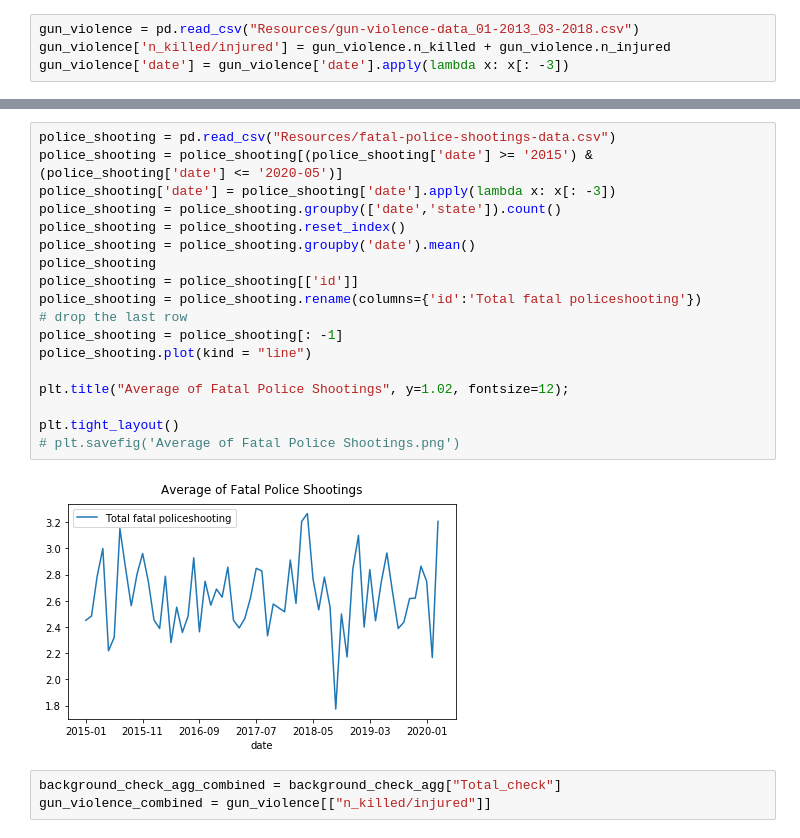
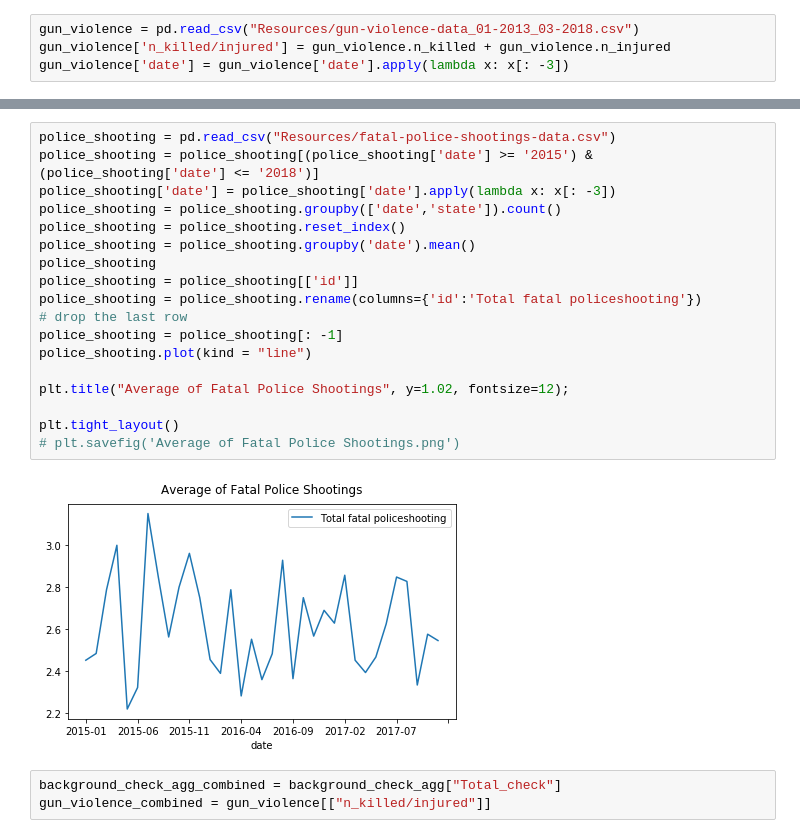
Before and after one commit to sasithwij/project1, a Jupyter notebook: gun.ipynb, the cells around one changed output, grey strips where cells are left out. Drawn from its saved outputs; the diff is of its cells as text.

```diff
--- a/gun.ipynb
+++ b/gun.ipynb
@@ -50,23 +54,23 @@ plt.tight_layout()
 # %%
 police_shooting = pd.read_csv("Resources/fatal-police-shootings-data.csv")
-police_shooting = police_shooting[(police_shooting['date'] >= '2015') & (police_shooting['date'] <= '2020-05')]
+police_shooting = police_shooting[(police_shooting['date'] >= '2015') & (police_shooting['date'] <= '2018')]
 police_shooting['date'] = police_shooting['date'].apply(lambda x: x[: -3])
 police_shooting = police_shooting.groupby(['date','state']).count()
 police_shooting = police_shooting.reset_index()
 police_shooting = police_shooting.groupby('date').mean()
 police_shooting
 police_shooting = police_shooting[['id']]
 police_shooting = police_shooting.rename(columns={'id':'Total fatal policeshooting'})
 # drop the last row
 police_shooting = police_shooting[: -1]
 police_shooting.plot(kind = "line")
 
 plt.title("Average of Fatal Police Shootings", y=1.02, fontsize=12);
 
 plt.tight_layout()
 # plt.savefig('Average of Fatal Police Shootings.png')
 # %% [output]
-[figure, old version]
+[figure, new version]
 # %%
 background_check_agg_combined = background_check_agg["Total_check"]
 gun_violence_combined = gun_violence[["n_killed/injured"]]
```
Also changed, not shown: parts of 9 cells of this notebook.
